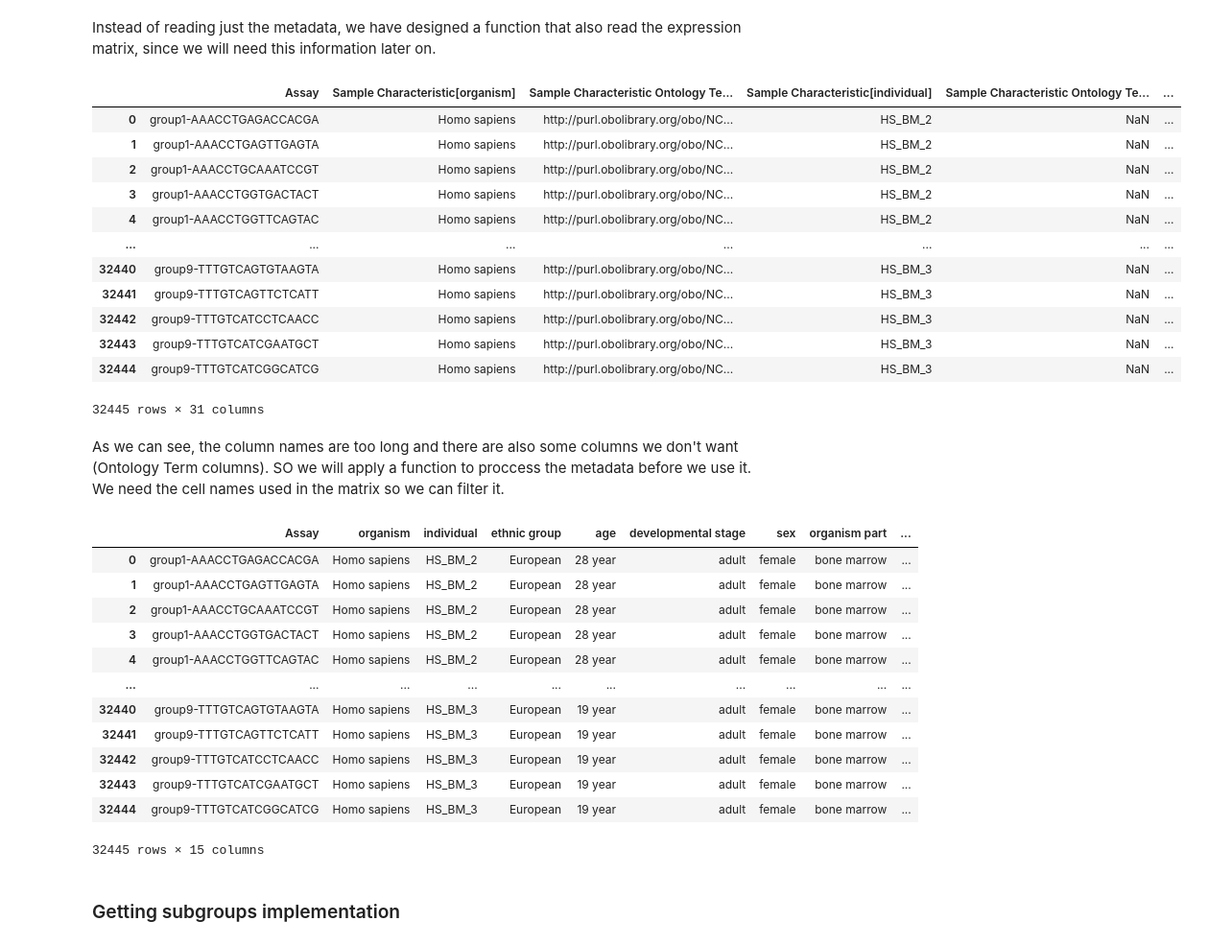
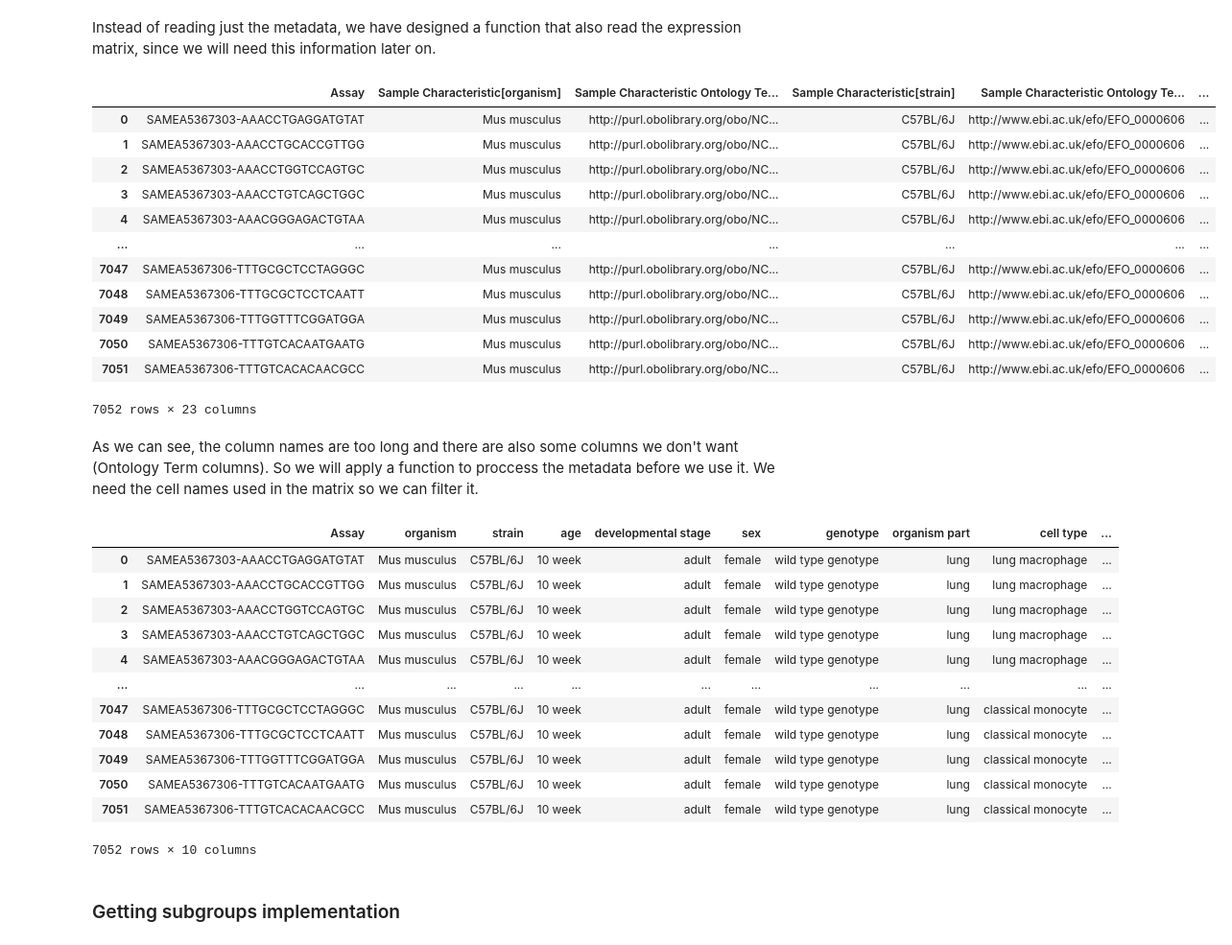
Before and after one commit to edusalcas/single-cell-repo, a Jupyter notebook: Experiments/Percentiles/Percentile_groups.ipynb, the cells around one changed output. Shown at 96% size. Saved outputs shown, nothing was run; the diff lists cells and outputs as text; code cells hidden in the pictures.

```diff
--- a/Experiments/Percentiles/Percentile_groups.ipynb
+++ b/Experiments/Percentiles/Percentile_groups.ipynb
@@ -259,10 +256,10 @@ def read_files(project_ID):
 
     if filtered_key_name in links:
         matrix_link = links[filtered_key_name]
-        matrix, cell_names, gen_names = download_matrix(matrix_link, matrix_type='filtered')
+        matrix, cell_names, gene_names = download_matrix(matrix_link, matrix_type='filtered')
     elif normalised_key_name in links:
         matrix_link = links[normalised_key_name]
-        matrix, cell_names, gen_names = download_matrix(matrix_link, matrix_type='normalised')
+        matrix, cell_names, gene_names = download_matrix(matrix_link, matrix_type='normalised')
 
     # If project does not have metadata link, return none
     return metadata, matrix, gene_names, cell_names
@@ -308,24 +305,24 @@ def download_matrix(matrix_link, matrix_type='normalised'):
 
     return matrix, cell_names, gen_names
 # %%
-metadata, _, _, cell_names = read_files("091cf39b-01bc-42e5-9437-f419a66c8a45")
+metadata, _, gene_names, cell_names = read_files(project_ID)
 metadata
 # %% [output]
-|  | Assay | Sample Characteristic[organism] | Sample Characteristic Ontology Te... | Sample Characteristic[individual] | Sample Characteristic Ontology Te... | ... |
-| 0 | group1-AAACCTGAGACCACGA | Homo sapiens | http://purl.obolibrary.org/obo/NC... | HS_BM_2 | NaN | ... |
-| 1 | group1-AAACCTGAGTTGAGTA | Homo sapiens | http://purl.obolibrary.org/obo/NC... | HS_BM_2 | NaN | ... |
-| 2 | group1-AAACCTGCAAATCCGT | Homo sapiens | http://purl.obolibrary.org/obo/NC... | HS_BM_2 | NaN | ... |
-| 3 | group1-AAACCTGGTGACTACT | Homo sapiens | http://purl.obolibrary.org/obo/NC... | HS_BM_2 | NaN | ... |
-| 4 | group1-AAACCTGGTTCAGTAC | Homo sapiens | http://purl.obolibrary.org/obo/NC... | HS_BM_2 | NaN | ... |
+|  | Assay | Sample Characteristic[organism] | Sample Characteristic Ontology Te... | Sample Characteristic[strain] | Sample Characteristic Ontology Te... | ... |
+| 0 | SAMEA5367303-AAACCTGAGGATGTAT | Mus musculus | http://purl.obolibrary.org/obo/NC... | C57BL/6J | http://www.ebi.ac.uk/efo/EFO_0000606 | ... |
+| 1 | SAMEA5367303-AAACCTGCACCGTTGG | Mus musculus | http://purl.obolibrary.org/obo/NC... | C57BL/6J | http://www.ebi.ac.uk/efo/EFO_0000606 | ... |
+| 2 | SAMEA5367303-AAACCTGGTCCAGTGC | Mus musculus | http://purl.obolibrary.org/obo/NC... | C57BL/6J | http://www.ebi.ac.uk/efo/EFO_0000606 | ... |
+| 3 | SAMEA5367303-AAACCTGTCAGCTGGC | Mus musculus | http://purl.obolibrary.org/obo/NC... | C57BL/6J | http://www.ebi.ac.uk/efo/EFO_0000606 | ... |
+| 4 | SAMEA5367303-AAACGGGAGACTGTAA | Mus musculus | http://purl.obolibrary.org/obo/NC... | C57BL/6J | http://www.ebi.ac.uk/efo/EFO_0000606 | ... |
 | ... | ... | ... | ... | ... | ... | ... |
-| 32440 | group9-TTTGTCAGTGTAAGTA | Homo sapiens | http://purl.obolibrary.org/obo/NC... | HS_BM_3 | NaN | ... |
-| 32441 | group9-TTTGTCAGTTCTCATT | Homo sapiens | http://purl.obolibrary.org/obo/NC... | HS_BM_3 | NaN | ... |
-| 32442 | group9-TTTGTCATCCTCAACC | Homo sapiens | http://purl.obolibrary.org/obo/NC... | HS_BM_3 | NaN | ... |
-| 32443 | group9-TTTGTCATCGAATGCT | Homo sapiens | http://purl.obolibrary.org/obo/NC... | HS_BM_3 | NaN | ... |
-| 32444 | group9-TTTGTCATCGGCATCG | Homo sapiens | http://purl.obolibrary.org/obo/NC... | HS_BM_3 | NaN | ... |
+| 7047 | SAMEA5367306-TTTGCGCTCCTAGGGC | Mus musculus | http://purl.obolibrary.org/obo/NC... | C57BL/6J | http://www.ebi.ac.uk/efo/EFO_0000606 | ... |
+| 7048 | SAMEA5367306-TTTGCGCTCCTCAATT | Mus musculus | http://purl.obolibrary.org/obo/NC... | C57BL/6J | http://www.ebi.ac.uk/efo/EFO_0000606 | ... |
+| 7049 | SAMEA5367306-TTTGGTTTCGGATGGA | Mus musculus | http://purl.obolibrary.org/obo/NC... | C57BL/6J | http://www.ebi.ac.uk/efo/EFO_0000606 | ... |
+| 7050 | SAMEA5367306-TTTGTCACAATGAATG | Mus musculus | http://purl.obolibrary.org/obo/NC... | C57BL/6J | http://www.ebi.ac.uk/efo/EFO_0000606 | ... |
+| 7051 | SAMEA5367306-TTTGTCACACAACGCC | Mus musculus | http://purl.obolibrary.org/obo/NC... | C57BL/6J | http://www.ebi.ac.uk/efo/EFO_0000606 | ... |
-32445 rows × 31 columns
+7052 rows × 23 columns
 # %% [markdown]
-As we can see, the column names are too long and there are also some columns we don't want (Ontology Term columns). SO we will apply a function to proccess the metadata before we use it. We need the cell names used in the matrix so we can filter it.
+As we can see, the column names are too long and there are also some columns we don't want (Ontology Term columns). So we will apply a function to proccess the metadata before we use it. We need the cell names used in the matrix so we can filter it.
 # %%
 def process_metadata(metadata, cell_names):
     """Return the processed metadata
@@ -361,19 +358,19 @@ def process_metadata(metadata, cell_names):
 metadata = process_metadata(metadata, cell_names)
 metadata
 # %% [output]
-|  | Assay | organism | individual | ethnic group | age | developmental stage | sex | organism part | ... |
-| 0 | group1-AAACCTGAGACCACGA | Homo sapiens | HS_BM_2 | European | 28 year | adult | female | bone marrow | ... |
-| 1 | group1-AAACCTGAGTTGAGTA | Homo sapiens | HS_BM_2 | European | 28 year | adult | female | bone marrow | ... |
-| 2 | group1-AAACCTGCAAATCCGT | Homo sapiens | HS_BM_2 | European | 28 year | adult | female | bone marrow | ... |
-| 3 | group1-AAACCTGGTGACTACT | Homo sapiens | HS_BM_2 | European | 28 year | adult | female | bone marrow | ... |
-| 4 | group1-AAACCTGGTTCAGTAC | Homo sapiens | HS_BM_2 | European | 28 year | adult | female | bone marrow | ... |
-| ... | ... | ... | ... | ... | ... | ... | ... | ... | ... |
-| 32440 | group9-TTTGTCAGTGTAAGTA | Homo sapiens | HS_BM_3 | European | 19 year | adult | female | bone marrow | ... |
-| 32441 | group9-TTTGTCAGTTCTCATT | Homo sapiens | HS_BM_3 | European | 19 year | adult | female | bone marrow | ... |
-| 32442 | group9-TTTGTCATCCTCAACC | Homo sapiens | HS_BM_3 | European | 19 year | adult | female | bone marrow | ... |
-| 32443 | group9-TTTGTCATCGAATGCT | Homo sapiens | HS_BM_3 | European | 19 year | adult | female | bone marrow | ... |
-| 32444 | group9-TTTGTCATCGGCATCG | Homo sapiens | HS_BM_3 | European | 19 year | adult | female | bone marrow | ... |
+|  | Assay | organism | strain | age | developmental stage | sex | genotype | organism part | cell type | ... |
+| 0 | SAMEA5367303-AAACCTGAGGATGTAT | Mus musculus | C57BL/6J | 10 week | adult | female | wild type genotype | lung | lung macrophage | ... |
+| 1 | SAMEA5367303-AAACCTGCACCGTTGG | Mus musculus | C57BL/6J | 10 week | adult | female | wild type genotype | lung | lung macrophage | ... |
+| 2 | SAMEA5367303-AAACCTGGTCCAGTGC | Mus musculus | C57BL/6J | 10 week | adult | female | wild type genotype | lung | lung macrophage | ... |
+| 3 | SAMEA5367303-AAACCTGTCAGCTGGC | Mus musculus | C57BL/6J | 10 week | adult | female | wild type genotype | lung | lung macrophage | ... |
+| 4 | SAMEA5367303-AAACGGGAGACTGTAA | Mus musculus | C57BL/6J | 10 week | adult | female | wild type genotype | lung | lung macrophage | ... |
+| ... | ... | ... | ... | ... | ... | ... | ... | ... | ... | ... |
+| 7047 | SAMEA5367306-TTTGCGCTCCTAGGGC | Mus musculus | C57BL/6J | 10 week | adult | female | wild type genotype | lung | classical monocyte | ... |
+| 7048 | SAMEA5367306-TTTGCGCTCCTCAATT | Mus musculus | C57BL/6J | 10 week | adult | female | wild type genotype | lung | classical monocyte | ... |
+| 7049 | SAMEA5367306-TTTGGTTTCGGATGGA | Mus musculus | C57BL/6J | 10 week | adult | female | wild type genotype | lung | classical monocyte | ... |
+| 7050 | SAMEA5367306-TTTGTCACAATGAATG | Mus musculus | C57BL/6J | 10 week | adult | female | wild type genotype | lung | classical monocyte | ... |
+| 7051 | SAMEA5367306-TTTGTCACACAACGCC | Mus musculus | C57BL/6J | 10 week | adult | female | wild type genotype | lung | classical monocyte | ... |
-32445 rows × 15 columns
+7052 rows × 10 columns
 # %% [markdown]
 ### Getting subgroups implementation
 # %%
```
Also changed, not shown: parts of 33 cells of this notebook, 2 other files.
